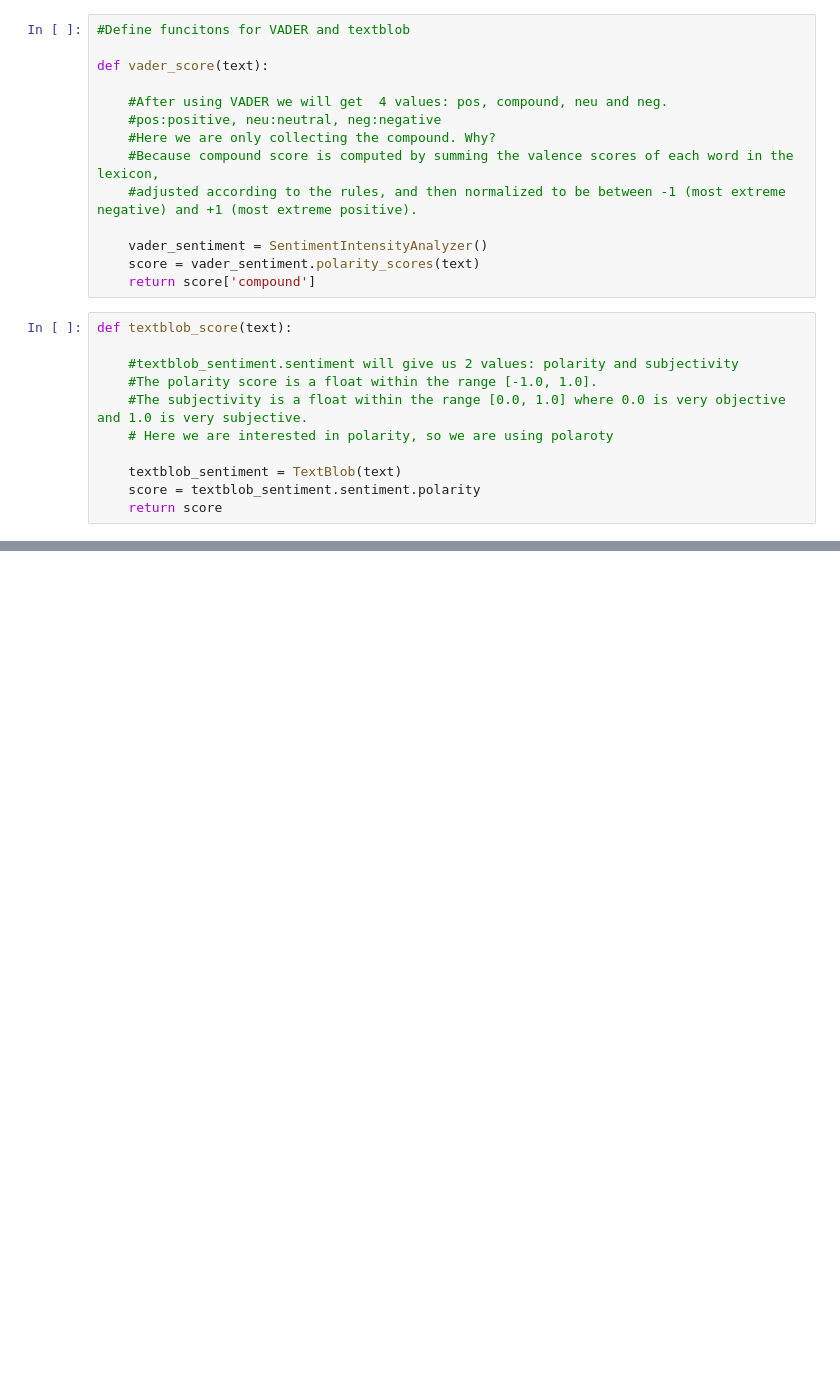
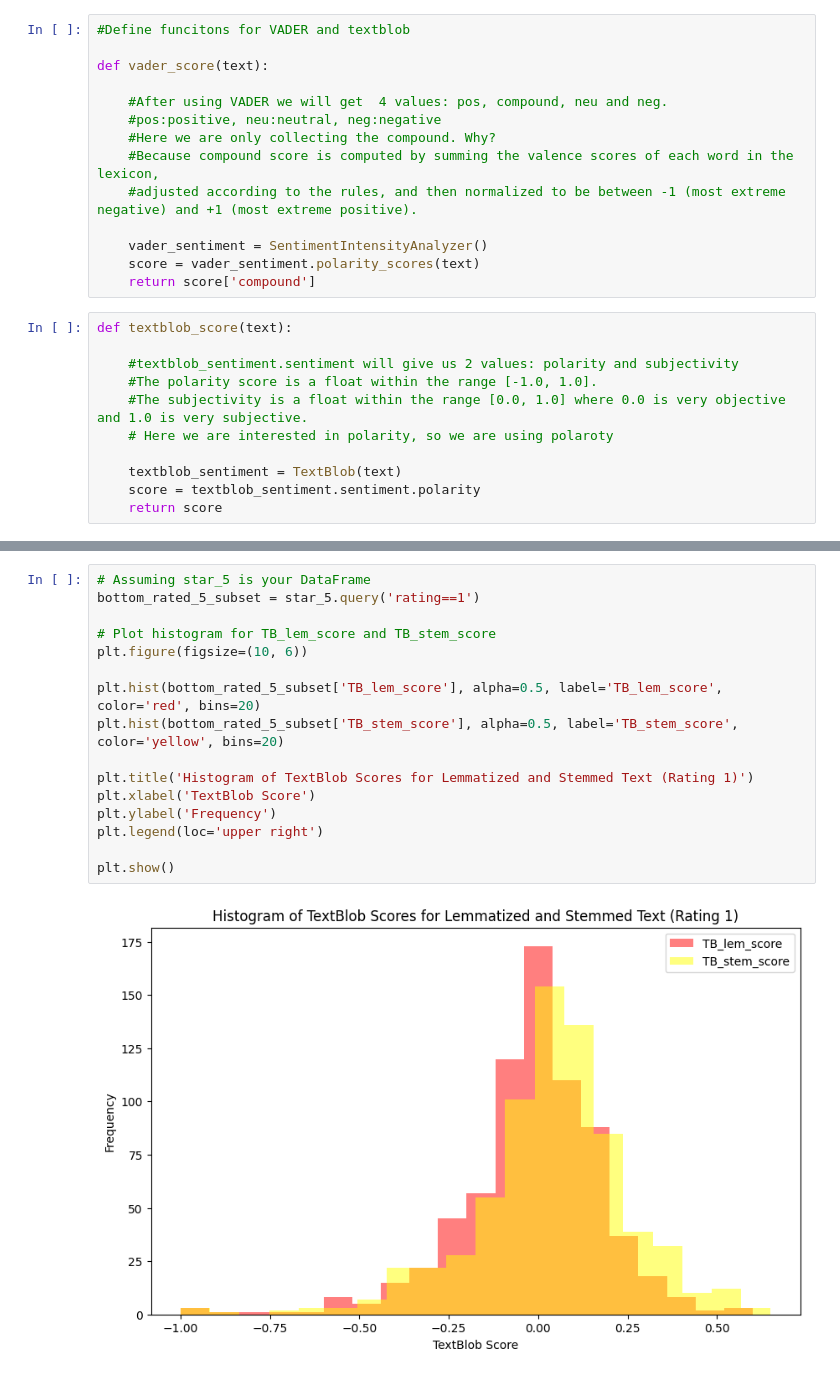
Before and after one commit to AmmarBagharib/sentiment_analysis_bt4222, a Jupyter notebook: codes/sentiment_analysis/textblob_vader.ipynb, the cells around one changed output, grey strips where cells are left out. Cells and saved outputs as stored; diff of their text form; blank space fills up the shorter version.

```diff
--- a/codes/sentiment_analysis/textblob_vader.ipynb
+++ b/codes/sentiment_analysis/textblob_vader.ipynb
@@ -114,0 +272,18 @@ def textblob_score(text):
+# %%
+# Assuming star_5 is your DataFrame
+bottom_rated_5_subset = star_5.query('rating==1')
+
+# Plot histogram for TB_lem_score and TB_stem_score
+plt.figure(figsize=(10, 6))
+
+plt.hist(bottom_rated_5_subset['TB_lem_score'], alpha=0.5, label='TB_lem_score', color='red', bins=20)
+plt.hist(bottom_rated_5_subset['TB_stem_score'], alpha=0.5, label='TB_stem_score', color='yellow', bins=20)
+
+plt.title('Histogram of TextBlob Scores for Lemmatized and Stemmed Text (Rating 1)')
+plt.xlabel('TextBlob Score')
+plt.ylabel('Frequency')
+plt.legend(loc='upper right')
+
+plt.show()
+# %% [output]
+[figure, added]
```
Also changed, not shown: parts of 9 cells of this notebook, 1 other file.
